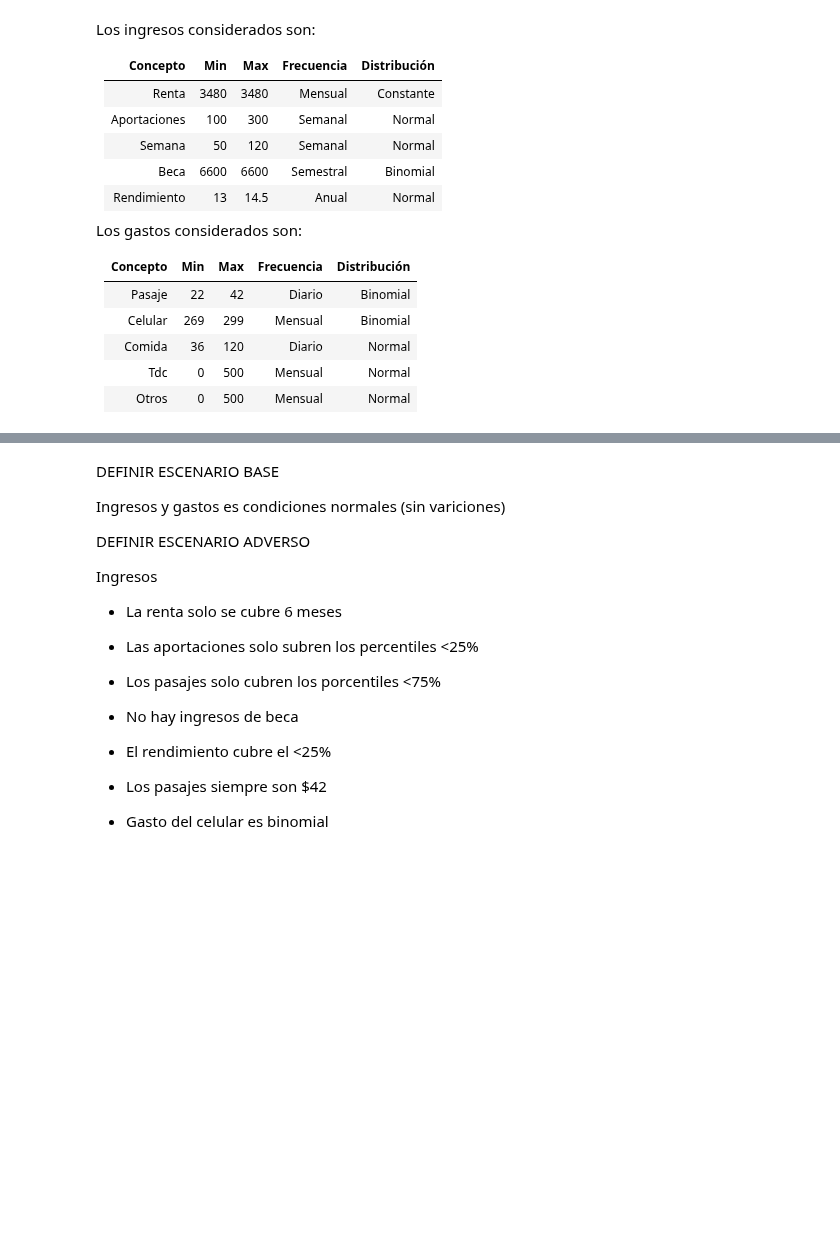
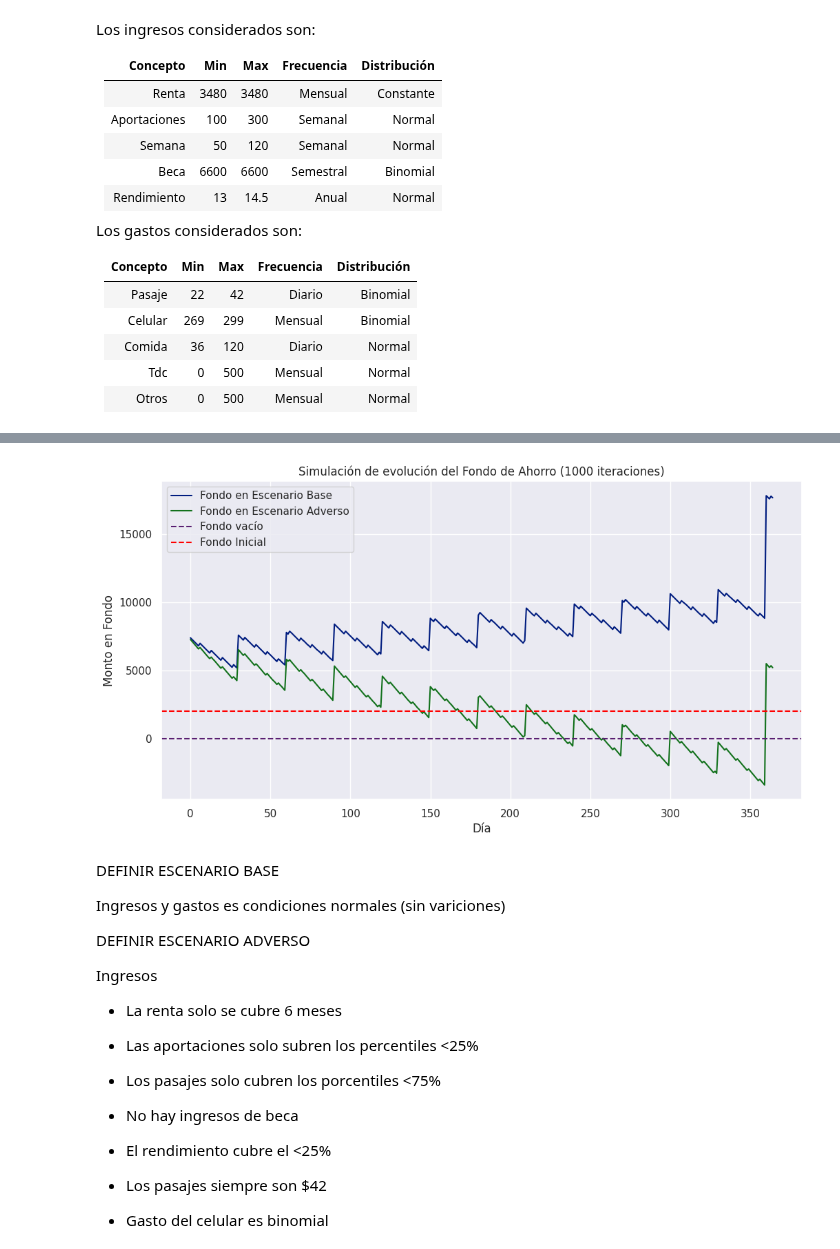
Before and after one commit to Gustavo-Ros/Simulaci-n-2, a Jupyter notebook: proyecto_articulo_v2.ipynb, the cells around one changed output, grey strips where cells are left out. Saved outputs shown, nothing was run; the diff lists cells and outputs as text; code cells hidden in the pictures; blank space fills up the shorter version.

```diff
--- a/proyecto_articulo_v2.ipynb
+++ b/proyecto_articulo_v2.ipynb
@@ -220,3 +270,7 @@ dist_var(ea_var)
+# %%
+grafica_fondo(sim_eb, sim_ea, "Simulación de evolución del Fondo de Ahorro (1000 iteraciones)")
+# %% [output]
+[figure, added]
 # %% [markdown]
 DEFINIR ESCENARIO BASE
 
```
Also changed, not shown: parts of 15 cells of this notebook.
